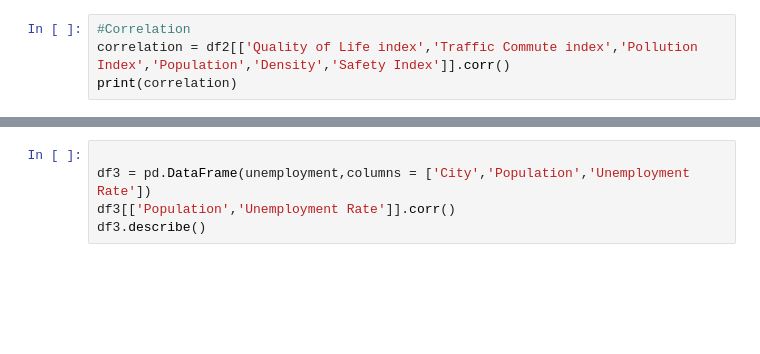
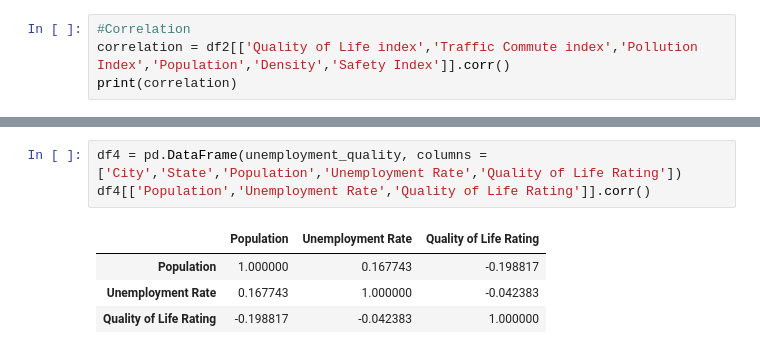
Before and after one commit to michaelyiu1/Cost_of_Living_Project, a Jupyter notebook: data_visualization.ipynb, the cells around one changed output, grey strips where cells are left out. Cells and saved outputs as stored; diff of their text form; blank space fills up the shorter version.

```diff
--- a/data_visualization.ipynb
+++ b/data_visualization.ipynb
@@ -264,5 +245,8 @@ plt.show()
 # %%
-
-df3 = pd.DataFrame(unemployment,columns = ['City','Population','Unemployment Rate'])
-df3[['Population','Unemployment Rate']].corr()
-df3.describe()
+df4 = pd.DataFrame(unemployment_quality, columns = ['City','State','Population','Unemployment Rate','Quality of Life Rating'])
+df4[['Population','Unemployment Rate','Quality of Life Rating']].corr()
+# %% [output]
+|  | Population | Unemployment Rate | Quality of Life Rating |
+| Population | 1.000000 | 0.167743 | -0.198817 |
+| Unemployment Rate | 0.167743 | 1.000000 | -0.042383 |
+| Quality of Life Rating | -0.198817 | -0.042383 | 1.000000 |
```
Also changed, not shown: parts of 8 cells of this notebook.
